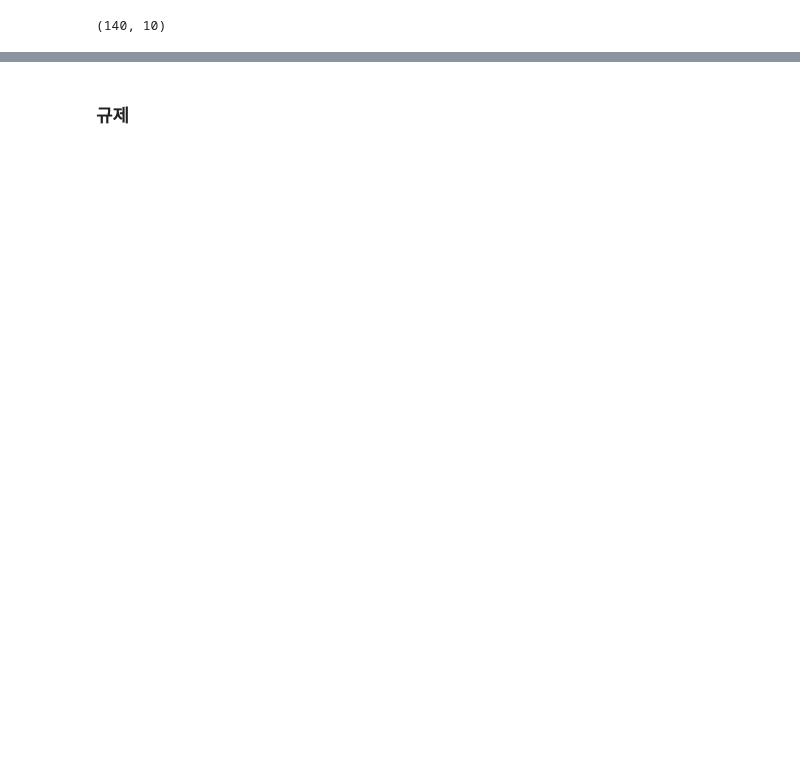
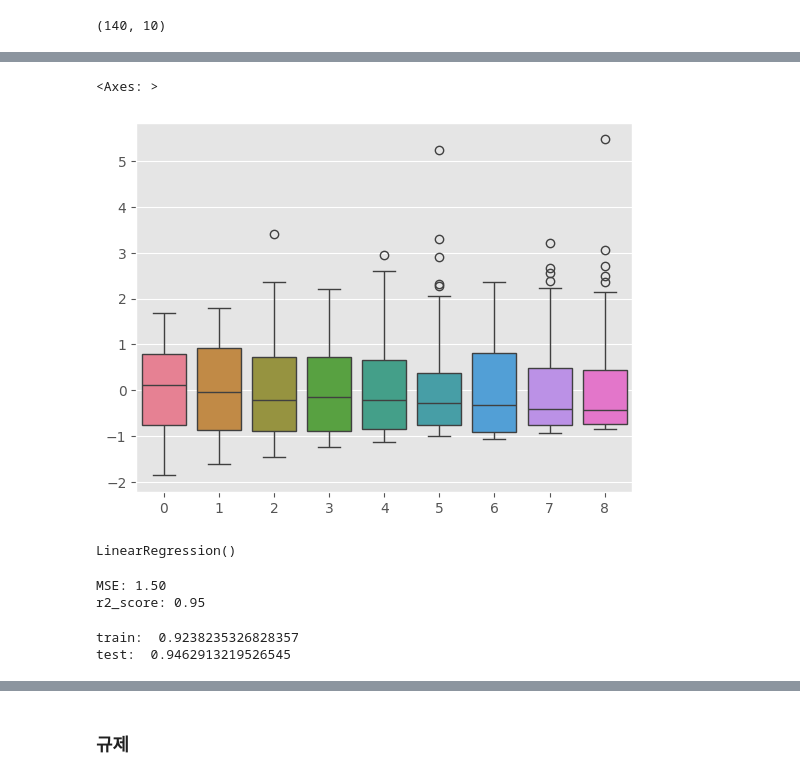
Before and after one commit to jen282/ms-machine-learning, a Jupyter notebook: python-ml/01_회귀_광고.ipynb, the cells around one changed output, grey strips where cells are left out. Saved outputs shown, nothing was run; the diff lists cells and outputs as text; code cells hidden in the pictures; blank space fills up the shorter version.

```diff
--- a/python-ml/01_회귀_광고.ipynb
+++ b/python-ml/01_회귀_광고.ipynb
@@ -440,11 +473,12 @@ X_train_poly.shape # 3-> 10개로 항(feature)가 늘어난 것을 확인 가능
 # %%
+# 스케일링 진행
 from sklearn.preprocessing import StandardScaler
 
 # 스케일러 객체 생성하기
 scaler = StandardScaler()
 
 # 훈련 데이터: 스케일러로 학습 -> 표준화
-X_train_scaled = scaler.fit_transform(X_train2)
+X_train_poly_scaled = scaler.fit_transform(X_train_poly)
 
 # 테스트: 학습은 하지 않고 표준화만 해준다!!
-X_test_scaled = scaler.transform(X_test2)
+X_test_poly_scaled = scaler.transform(X_test_poly)
@@ -452,0 +485,12 @@ X_test_scaled = scaler.transform(X_test2)
+# %%
+sns.boxplot(X_train_poly_scaled)
+# %% [output]
+<Axes: >
+[figure, added]
+# %%
+# 모델 생성 및 훈련
+from sklearn.linear_model import LinearRegression
+lr_poly = LinearRegression()
+lr_poly.fit(X_train_poly_scaled, y_train2)
+# %% [output]
+LinearRegression()
@@ -452,0 +500,13 @@ X_test_scaled = scaler.transform(X_test2)
+# %%
+print(f'MSE: {mean_squared_error(y_test2, y_pred_poly):.2f}')
+print(f'r2_score: {r2_score(y_test2, y_pred_poly):.2f}')
+# %% [output]
+MSE: 1.50
+r2_score: 0.95
+# %%
+# 성능 비교
+print('train: ', lr_poly.score(X_train_poly_scaled, y_train2))
+print('test: ', lr_poly.score(X_test_poly_scaled, y_test2))
+# %% [output]
+train:  0.9238235326828357
+test:  0.9462913219526545
```
Also changed, not shown: parts of 33 cells of this notebook, 1 other file.
